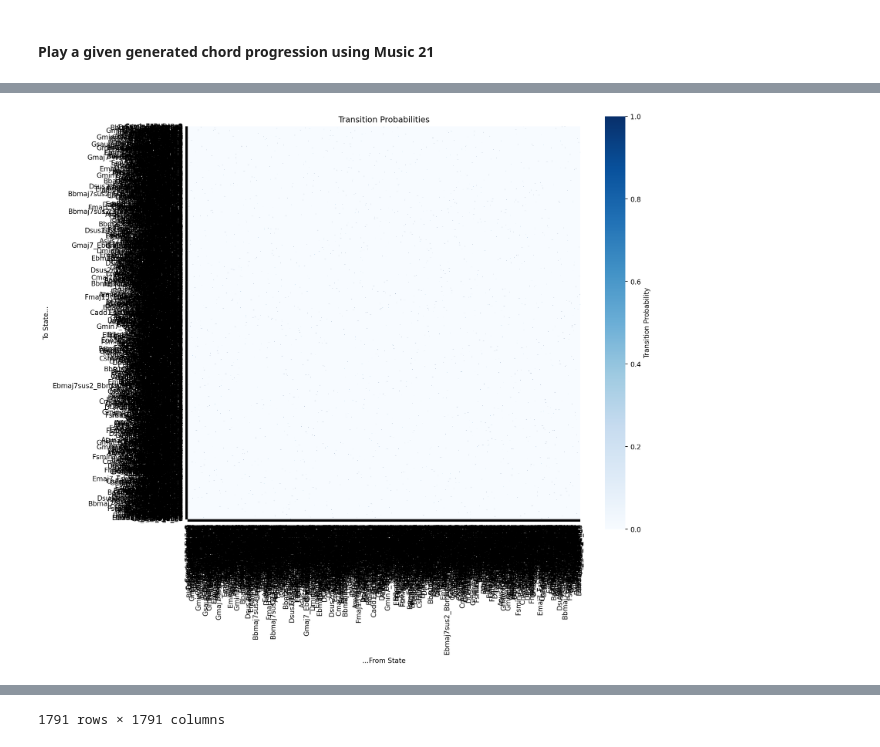
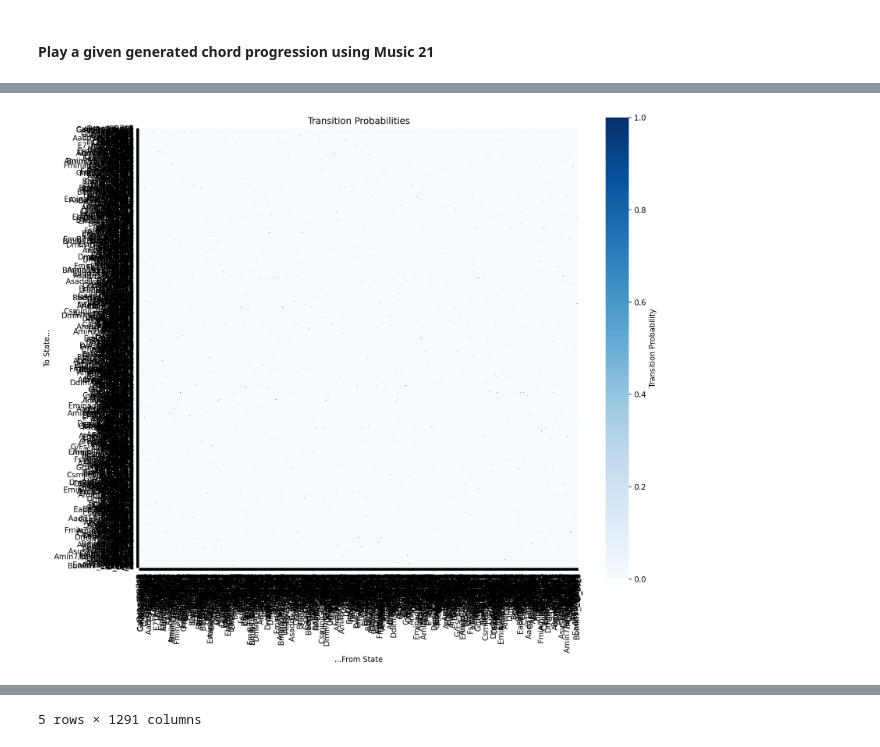
Before and after one commit to andersone17/MARKOV_MUSIC_GENERATOR, a Jupyter notebook: markov_music_generator.ipynb, the cells around one changed output, grey strips where cells are left out. Saved outputs shown, nothing was run; the diff lists cells and outputs as text; code cells hidden in the pictures.

Commit message:
modularlized the code a bit more to be able to use any artist ID or rock genre

```diff
--- a/markov_music_generator.ipynb
+++ b/markov_music_generator.ipynb
@@ -30,3 +15,9 @@ rock
+# %%
+# Intial Cleaning
+df['spotify_artist_id'] = df['spotify_artist_id'].astype(str)
+df['rock_genre'] = df['rock_genre'].astype(str).str.lower()
+df['main_genre'] = df['main_genre'].astype(str).str.lower()
+df['genres'] = df['genres'].astype(str).str.lower()
 # %%
 def get_songs(data):
   songs = data["chords"]
@@ -279,4 +286,17 @@ Initial state: G
+# %%
+# INPUTS
+ORDER = 2
+INITIAL_STATE = 'Em_G'
+ARTIST_NAMES = ['Beatles']
+# %%
+ARTISTS = {
+    'Mayer' : '0hEurMDQu99nJRq8pTxO14',
+    'Joel' : '6zFYqv1mOsgBRQbae3JJ9e',
+    'Beatles' : '3WrFJ7ztbogyGnTHbHJFl2',
+}
 # %%
-mayer = df.query("spotify_artist_id == '0hEurMDQu99nJRq8pTxO14'")
-mayer.head()
+artist_ids = [ARTISTS[name] for name in ARTIST_NAMES]
+artist = df[df['spotify_artist_id'].isin(artist_ids)]
+print(f"Number of songs: {len(artist)}")
+artist.head()
 # %% [output]
@@ -289,7 +310,11 @@ mayer.head()
 # %%
-songs = get_songs(mayer)
-mayer_states, mayer_songs = get_states(songs, order=3)
-TM, tr_pr = transition_matrix_and_heat_map(mayer_states, mayer_songs)
-TM
+songs = get_songs(artist)
+if ORDER > 1:
+    artist_states, artist_songs = get_states(songs, order=ORDER)
+else:
+    artist_states = get_states(songs, order=ORDER)
+    artist_songs = songs
+TM, tr_pr = transition_matrix_and_heat_map(artist_states, artist_songs)
+TM.head()
 # %% [output]
-[figure, old version]
+[figure, new version]
@@ -308 +327 @@ TM
-1791 rows × 1791 columns
+5 rows × 1291 columns
```
Also changed, not shown: parts of 14 cells of this notebook, 3 other files.
